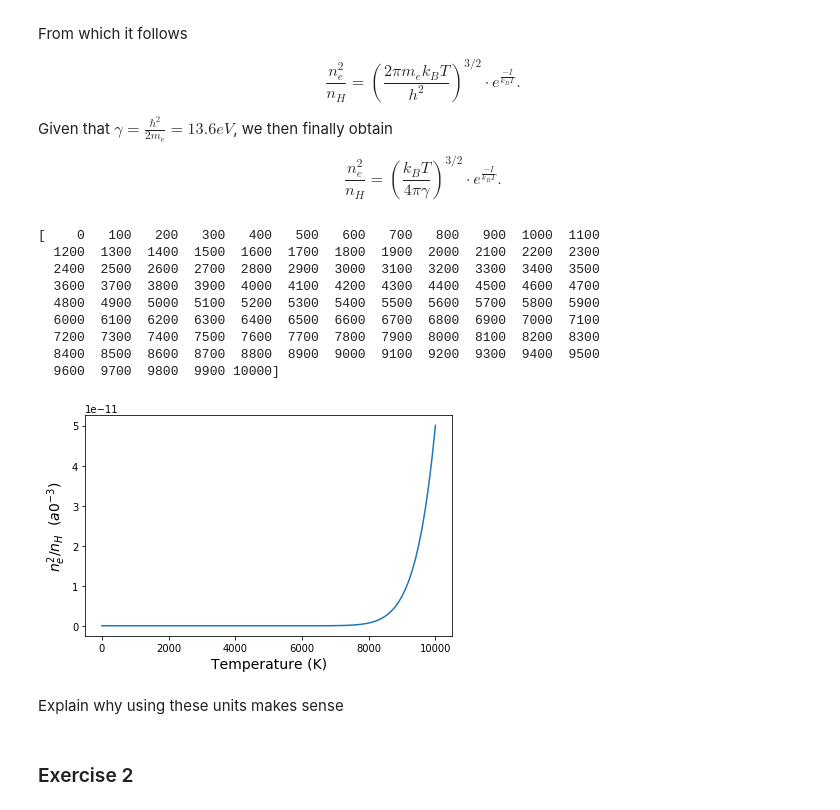
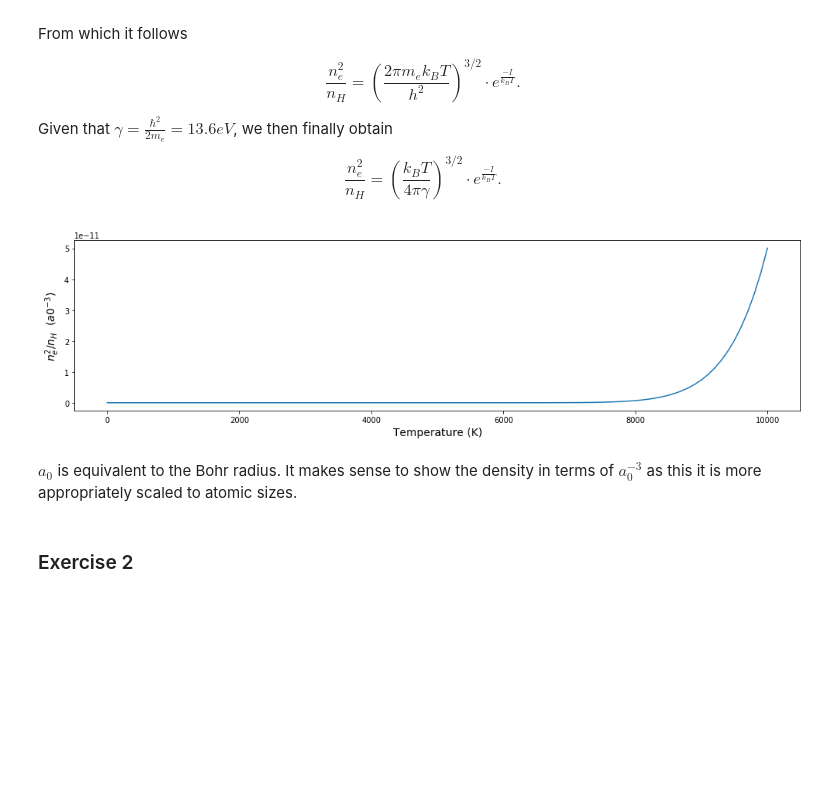
Before and after one commit to tmtenbrink/statfys, a Jupyter notebook: sf2.ipynb, the cells around one changed output. Cells and saved outputs as stored; diff of their text form; code cells hidden in the pictures; blank space fills up the shorter version.

```diff
--- a/sf2.ipynb
+++ b/sf2.ipynb
@@ -57,43 +57,35 @@ Given that $\gamma = \frac{\hbar^2}{2m_e} = 13.6 eV$, we then finally obtain
 # %%
 import numpy as np
 import matplotlib.pyplot as plt
 
 # Constants used
 pi = np.pi
 a0 = 0.529e-10 # m
 hbar2_d_2me = 13.6 # eV a0^2
 gamma = hbar2_d_2me
 k_B = 8.617e-5 # eV K^-1 Boltzmann constant
 I = 13.6 # eV ionization potential of the hydrogen atom
 
 T_start = 0 # start at zero results in a divide_by_zero_error
 T_end = 10000
 T_step = 100
 T = np.arange(T_start, T_end+T_step, T_step)
+T[0] = 1
 
 def saha(T):
     return ((k_B*T)/(4*pi*gamma))**1.5 * np.exp(-I/(k_B*T))
 
 ne2_d_nH = saha(T)
 
 fig, ax = plt.subplots(figsize=(14,4))
 ax.plot(T, ne2_d_nH)
 ax.set_xlabel('Temperature (K)', fontsize=14)
 ax.set_ylabel(r'$n_e^2/n_H$ '+' $(a0^{-3})$', fontsize=14) #Missing units
 fig.tight_layout()
 # %% [output]
-[    0   100   200   300   400   500   600   700   800   900  1000  1100
-  1200  1300  1400  1500  1600  1700  1800  1900  2000  2100  2200  2300
-  2400  2500  2600  2700  2800  2900  3000  3100  3200  3300  3400  3500
-  3600  3700  3800  3900  4000  4100  4200  4300  4400  4500  4600  4700
-  4800  4900  5000  5100  5200  5300  5400  5500  5600  5700  5800  5900
-  6000  6100  6200  6300  6400  6500  6600  6700  6800  6900  7000  7100
-  7200  7300  7400  7500  7600  7700  7800  7900  8000  8100  8200  8300
-  8400  8500  8600  8700  8800  8900  9000  9100  9200  9300  9400  9500
-  9600  9700  9800  9900 10000]
-[figure, old version]
+[figure, new version]
-# %% [markdown]
-Explain why using these units makes sense
+# %% [markdown]
+$a_0$ is equivalent to the Bohr radius. It makes sense to show the density in terms of $a_0^{-3}$ as this it is more appropriately scaled to atomic sizes.
 # %% [markdown]
 ### Exercise 2
 # %% [markdown]
```
Also changed, not shown: parts of 5 cells of this notebook.
